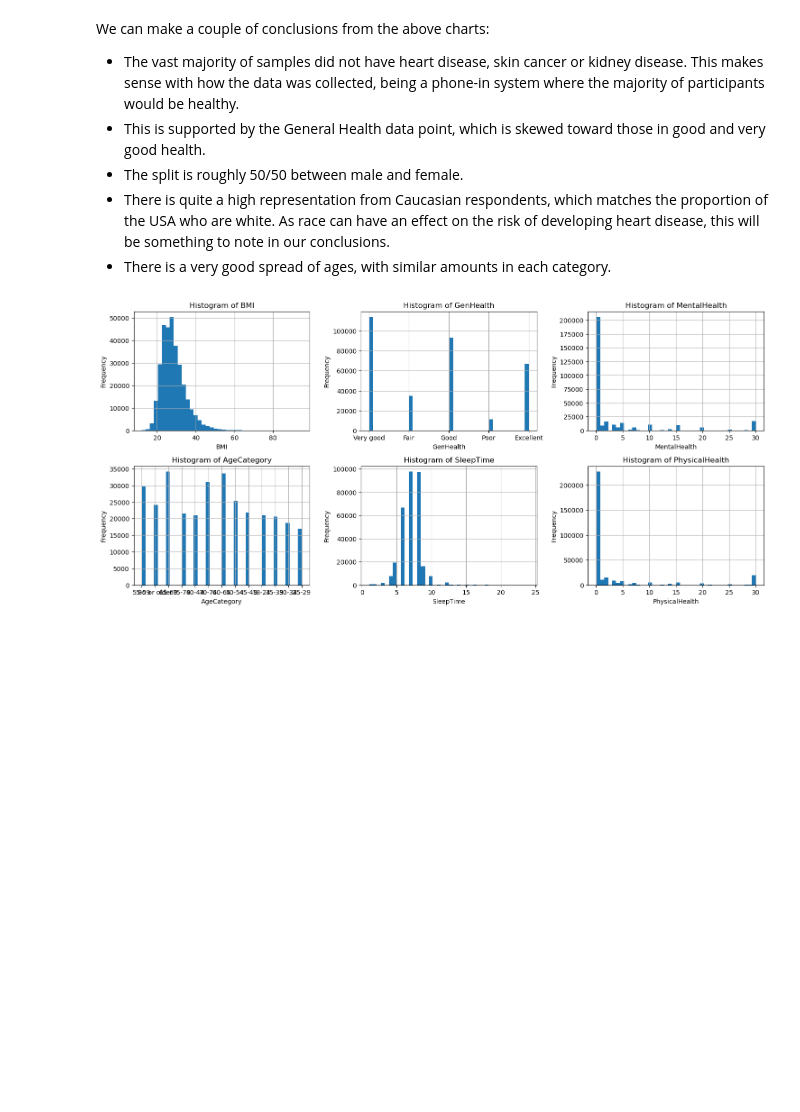
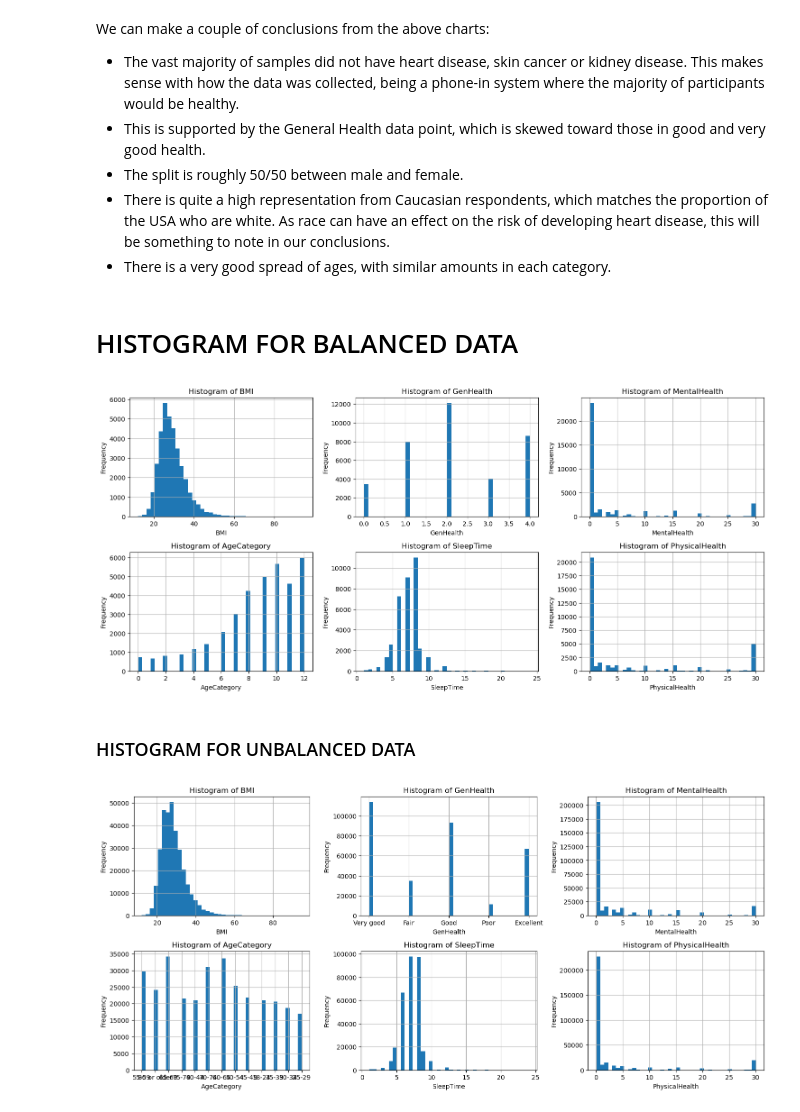
Before and after one commit to Tomas-Deane/EPIC3REAL, a Jupyter notebook: EPIC3.ipynb, the cells around one changed output. Drawn from its saved outputs; the diff is of its cells as text; code cells hidden in the pictures; blank space fills up the shorter version.

Commit message:
histograms

```diff
--- a/EPIC3.ipynb
+++ b/EPIC3.ipynb
@@ -135,6 +137,33 @@ We can make a couple of conclusions from the above charts:
 - The split is roughly 50/50 between male and female.
 - There is quite a high representation from Caucasian respondents, which matches the proportion of the USA who are white. As race can have an effect on the risk of developing heart disease, this will be something to note in our conclusions.
 - There is a very good spread of ages, with similar amounts in each category.
+# %% [markdown]
+# HISTOGRAM FOR BALANCED DATA
+# %%
+labels_of_interest = ['BMI', 'GenHealth', 'MentalHealth', 'AgeCategory', 'SleepTime', 'PhysicalHealth']
+
+num_plots = len(labels_of_interest)
+num_cols = 3
+num_rows = 3
+
+fig, axes = plt.subplots(num_rows, num_cols, figsize=(15, 10))
+axes = axes.flatten()
+
+for i, label in enumerate(labels_of_interest):
+    df[label].hist(bins=40, ax=axes[i])
+    axes[i].set_title(f'Histogram of {label}')
+    axes[i].set_xlabel(label)
+    axes[i].set_ylabel('Frequency')
+
+for i in range(num_plots, num_rows * num_cols):
+    fig.delaxes(axes[i])
+
+plt.tight_layout()
+plt.show()
+# %% [output]
+[figure, added]
+# %% [markdown]
+### HISTOGRAM FOR UNBALANCED DATA
 # %%
 labels_of_interest = ['BMI', 'GenHealth', 'MentalHealth', 'AgeCategory', 'SleepTime', 'PhysicalHealth']
 
```
Also changed, not shown: parts of 20 cells of this notebook, 1 other file.
